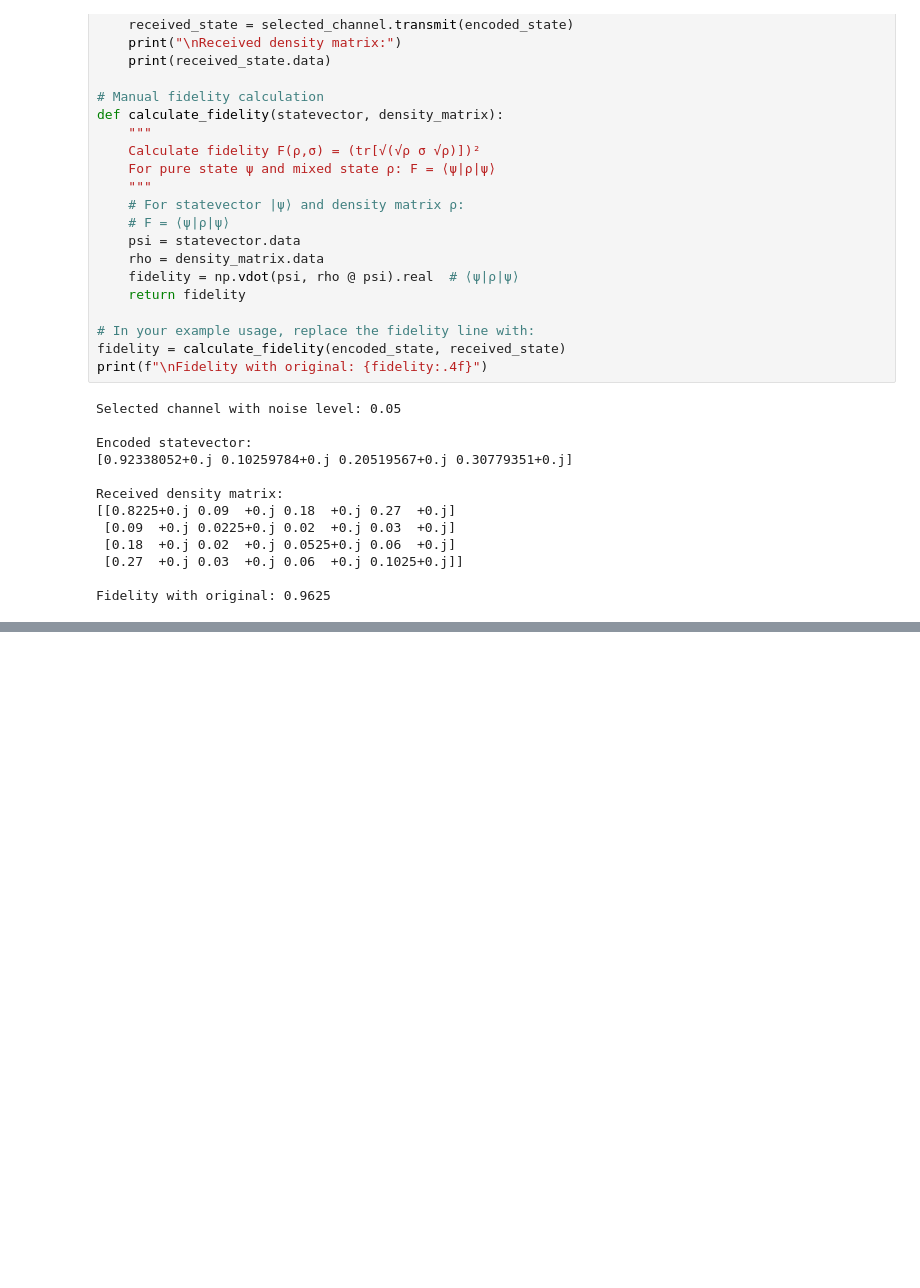
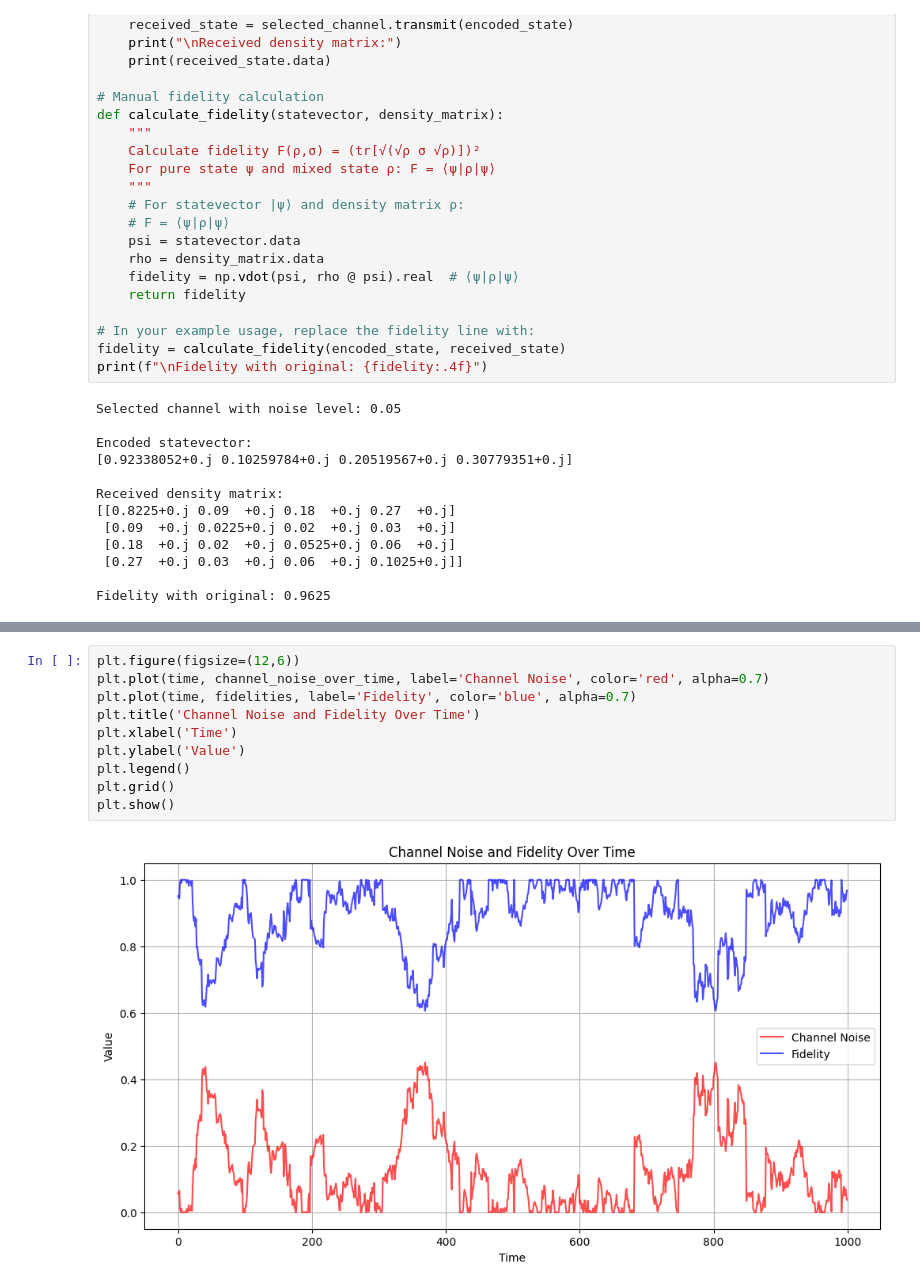
Before and after one commit to Prakash-Sankalan/Q-Semantic_Communication, a Jupyter notebook: QSG_Qsemantic.ipynb, the cells around one changed output, grey strips where cells are left out. Drawn from its saved outputs; the diff is of its cells as text; blank space fills up the shorter version.

```diff
--- a/QSG_Qsemantic.ipynb
+++ b/QSG_Qsemantic.ipynb
@@ -592,0 +1432,12 @@ Fidelity with original state: 0.9531
+# %%
+plt.figure(figsize=(12,6))
+plt.plot(time, channel_noise_over_time, label='Channel Noise', color='red', alpha=0.7)
+plt.plot(time, fidelities, label='Fidelity', color='blue', alpha=0.7)
+plt.title('Channel Noise and Fidelity Over Time')
+plt.xlabel('Time')
+plt.ylabel('Value')
+plt.legend()
+plt.grid()
+plt.show()
+# %% [output]
+[figure, added]
```
Also changed, not shown: parts of 22 cells of this notebook.
